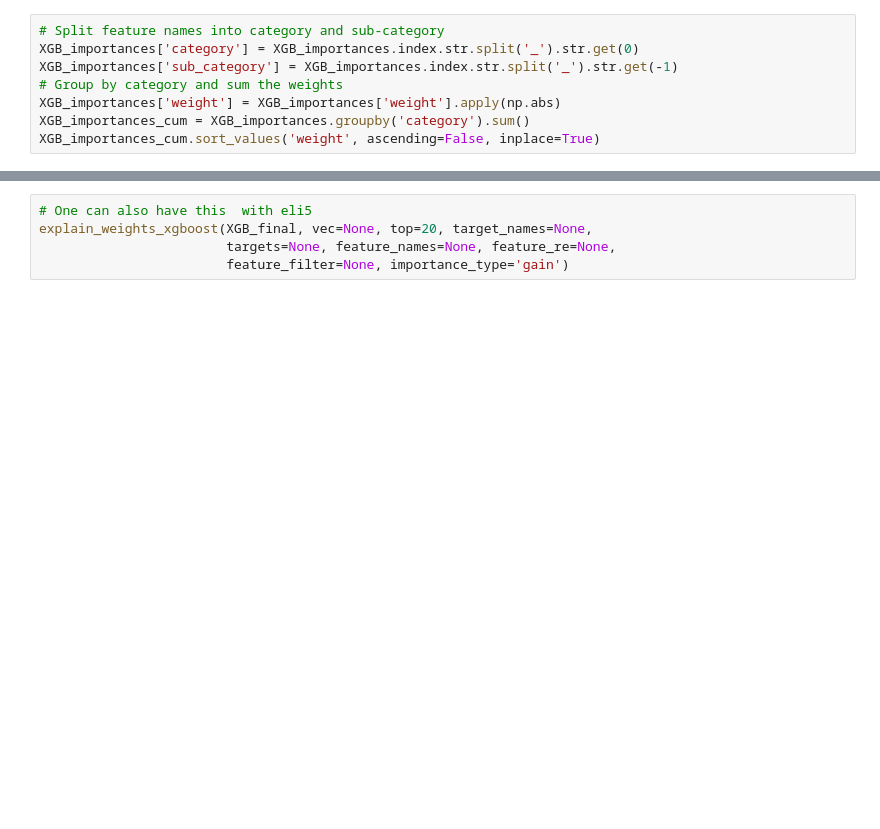
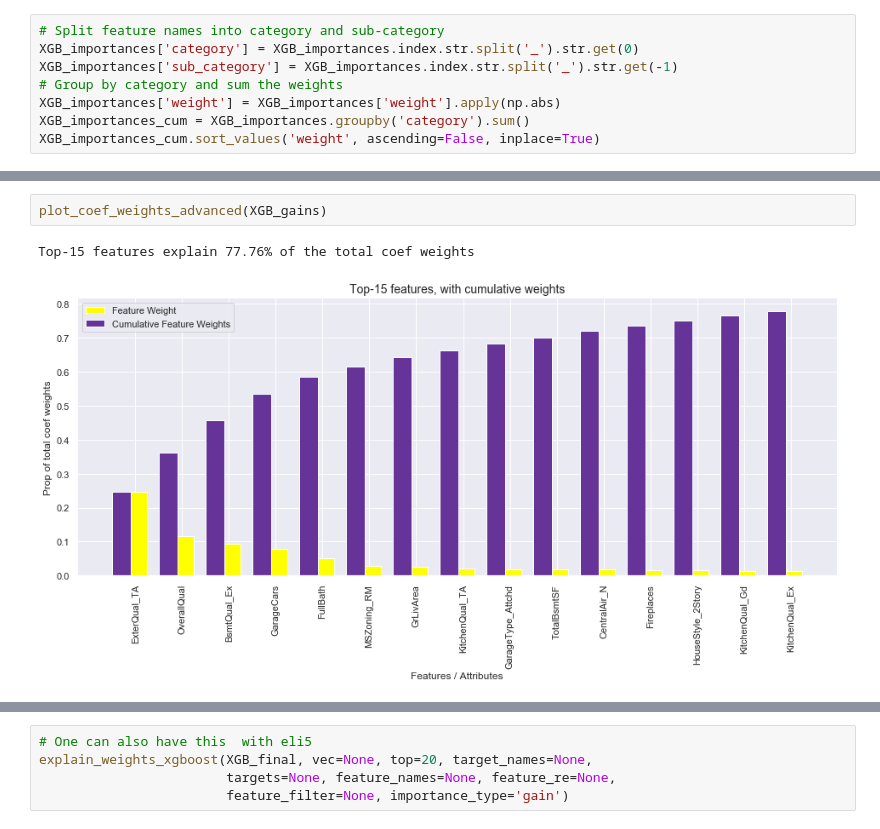
Before and after one commit to rbuerki/projects-ml, a Jupyter notebook: price_prediction_ames_housing/4-Interpretation_Feature_Importance.ipynb, the cells around one changed output, grey strips where cells are left out. Drawn from its saved outputs; the diff is of its cells as text; blank space fills up the shorter version.

```diff
--- a/price_prediction_ames_housing/4-Interpretation_Feature_Importance.ipynb
+++ b/price_prediction_ames_housing/4-Interpretation_Feature_Importance.ipynb
@@ -342,0 +435,5 @@ Top-15 features explain 85.21% of the total coef weights
+# %%
+plot_coef_weights_advanced(XGB_gains)
+# %% [output]
+Top-15 features explain 77.76% of the total coef weights
+[figure, added]
```
Also changed, not shown: parts of 33 cells of this notebook.
